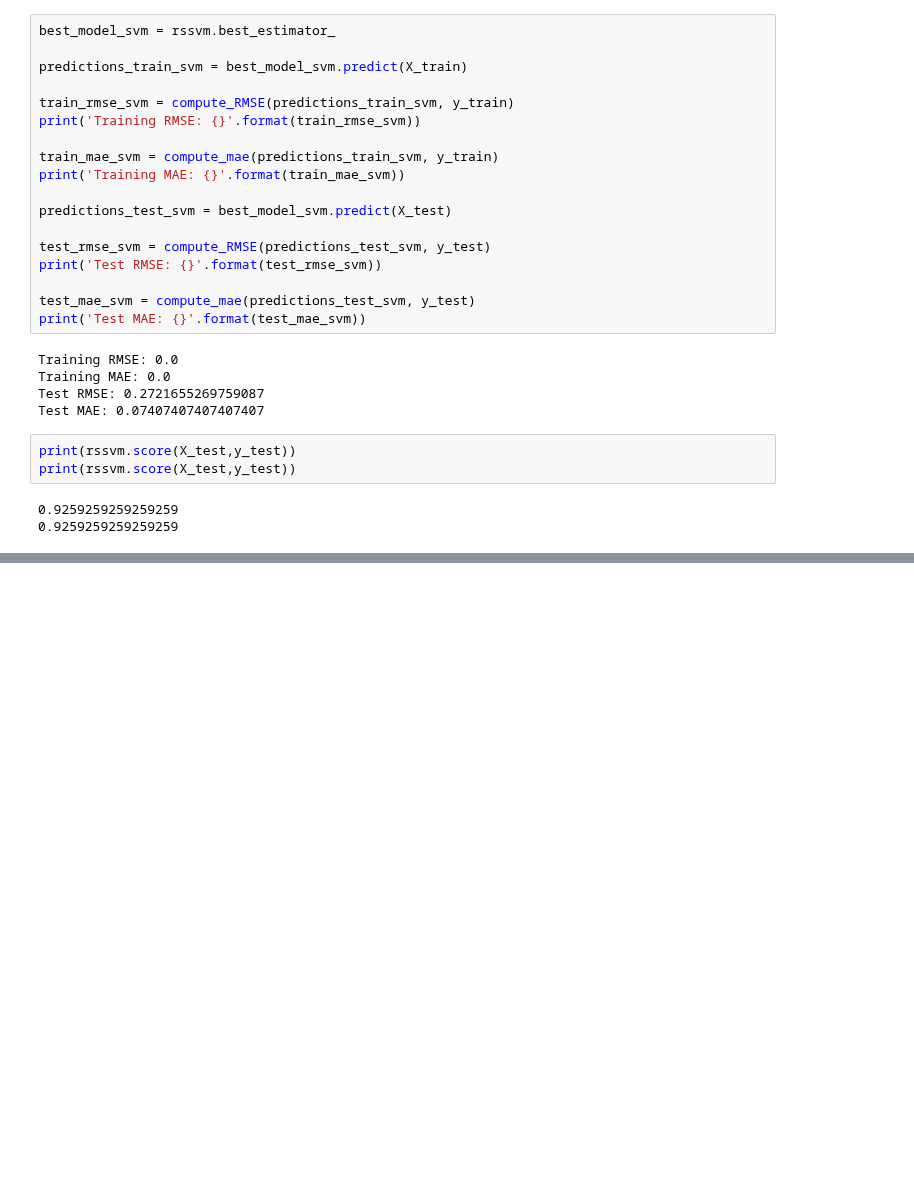
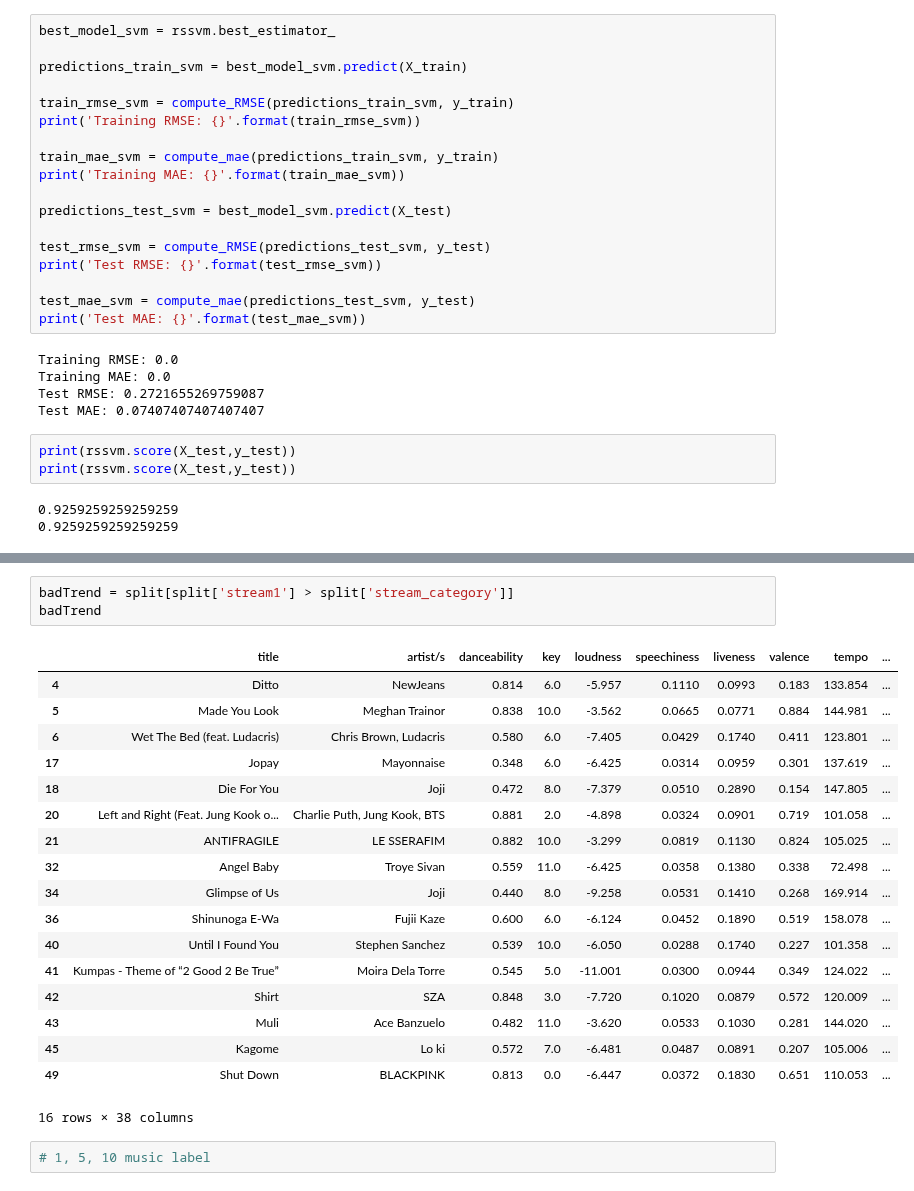
Before and after one commit to dlsucomet/aWit-trial, a Jupyter notebook: LEGIT LEGIT 032023/legit/BASIC/Normalization.ipynb, the cells around one changed output, grey strips where cells are left out. Saved outputs shown, nothing was run; the diff lists cells and outputs as text; blank space fills up the shorter version.

```diff
--- a/LEGIT LEGIT 032023/legit/BASIC/Normalization.ipynb
+++ b/LEGIT LEGIT 032023/legit/BASIC/Normalization.ipynb
@@ -3517,0 +3353,24 @@ print(rssvm.score(X_test,y_test))
+# %%
+badTrend = split[split['stream1'] > split['stream_category']]
+badTrend
+# %% [output]
+|  | title | artist/s | danceability | key | loudness | speechiness | liveness | valence | tempo | ... |
+| 4 | Ditto | NewJeans | 0.814 | 6.0 | -5.957 | 0.1110 | 0.0993 | 0.183 | 133.854 | ... |
+| 5 | Made You Look | Meghan Trainor | 0.838 | 10.0 | -3.562 | 0.0665 | 0.0771 | 0.884 | 144.981 | ... |
+| 6 | Wet The Bed (feat. Ludacris) | Chris Brown, Ludacris | 0.580 | 6.0 | -7.405 | 0.0429 | 0.1740 | 0.411 | 123.801 | ... |
+| 17 | Jopay | Mayonnaise | 0.348 | 6.0 | -6.425 | 0.0314 | 0.0959 | 0.301 | 137.619 | ... |
+| 18 | Die For You | Joji | 0.472 | 8.0 | -7.379 | 0.0510 | 0.2890 | 0.154 | 147.805 | ... |
+| 20 | Left and Right (Feat. Jung Kook o... | Charlie Puth, Jung Kook, BTS | 0.881 | 2.0 | -4.898 | 0.0324 | 0.0901 | 0.719 | 101.058 | ... |
+| 21 | ANTIFRAGILE | LE SSERAFIM | 0.882 | 10.0 | -3.299 | 0.0819 | 0.1130 | 0.824 | 105.025 | ... |
+| 32 | Angel Baby | Troye Sivan | 0.559 | 11.0 | -6.425 | 0.0358 | 0.1380 | 0.338 | 72.498 | ... |
+| 34 | Glimpse of Us | Joji | 0.440 | 8.0 | -9.258 | 0.0531 | 0.1410 | 0.268 | 169.914 | ... |
+| 36 | Shinunoga E-Wa | Fujii Kaze | 0.600 | 6.0 | -6.124 | 0.0452 | 0.1890 | 0.519 | 158.078 | ... |
+| 40 | Until I Found You | Stephen Sanchez | 0.539 | 10.0 | -6.050 | 0.0288 | 0.1740 | 0.227 | 101.358 | ... |
+| 41 | Kumpas - Theme of “2 Good 2 Be True” | Moira Dela Torre | 0.545 | 5.0 | -11.001 | 0.0300 | 0.0944 | 0.349 | 124.022 | ... |
+| 42 | Shirt | SZA | 0.848 | 3.0 | -7.720 | 0.1020 | 0.0879 | 0.572 | 120.009 | ... |
+| 43 | Muli | Ace Banzuelo | 0.482 | 11.0 | -3.620 | 0.0533 | 0.1030 | 0.281 | 144.020 | ... |
+| 45 | Kagome | Lo ki | 0.572 | 7.0 | -6.481 | 0.0487 | 0.0891 | 0.207 | 105.006 | ... |
+| 49 | Shut Down | BLACKPINK | 0.813 | 0.0 | -6.447 | 0.0372 | 0.1830 | 0.651 | 110.053 | ... |
+16 rows × 38 columns
+# %%
+# 1, 5, 10 music label
```
Also changed, not shown: parts of 45 cells of this notebook, 18 other files.
